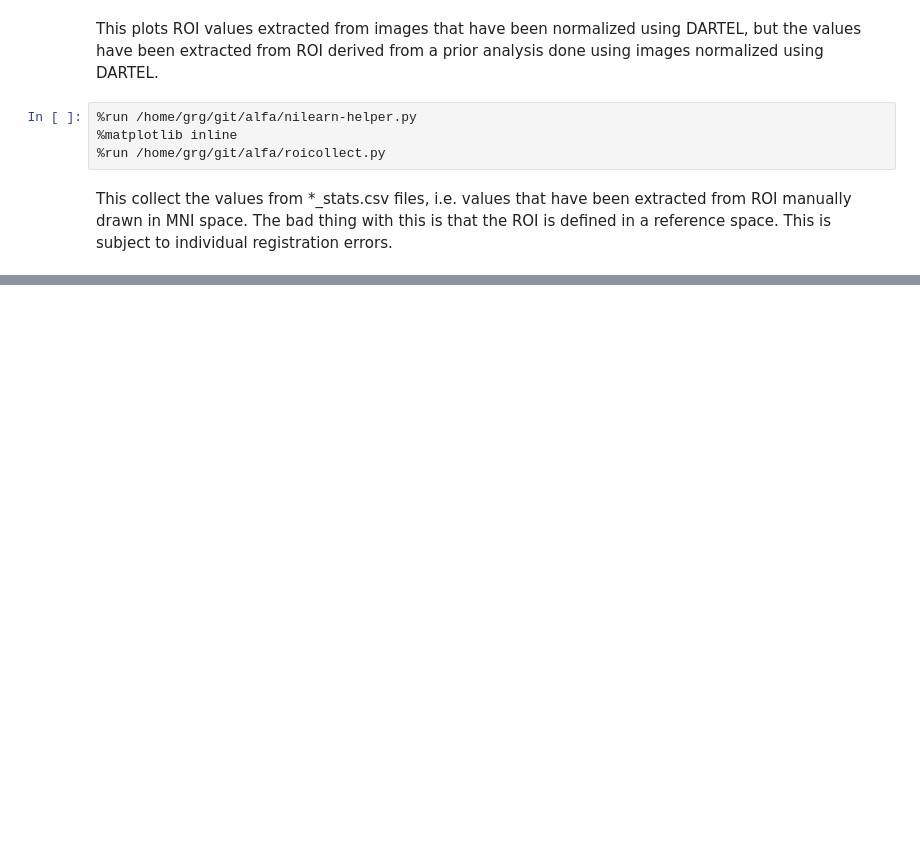
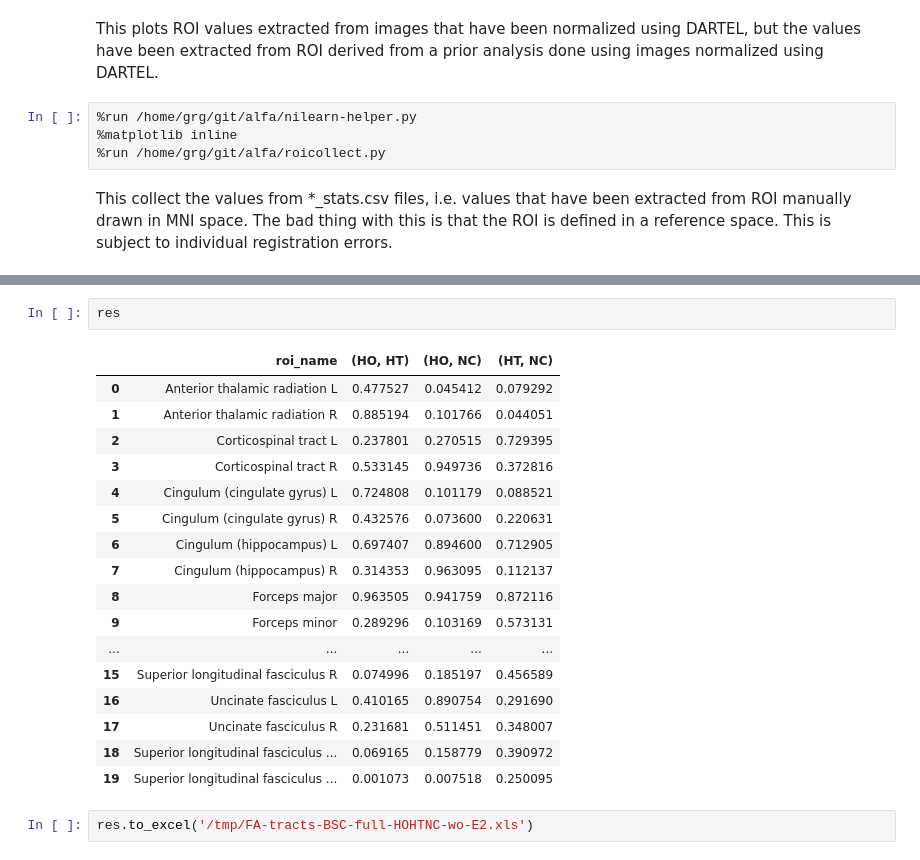
Before and after one commit to xgrg/alfa, a Jupyter notebook: notebooks/ROI analyses/ROI analysis TBSS FA maps tracts - skeleton (ROI JHU) - august 2017.ipynb, the cells around one changed output, grey strips where cells are left out. Cells and saved outputs as stored; diff of their text form; blank space fills up the shorter version.

```diff
--- a/notebooks/ROI analyses/ROI analysis TBSS FA maps tracts - skeleton (ROI JHU) - august 2017.ipynb
+++ b/notebooks/ROI analyses/ROI analysis TBSS FA maps tracts - skeleton (ROI JHU) - august 2017.ipynb
@@ -80,0 +82,22 @@ len(subjects)
+# %%
+res
+# %% [output]
+|  | roi_name | (HO, HT) | (HO, NC) | (HT, NC) |
+| 0 | Anterior thalamic radiation L | 0.477527 | 0.045412 | 0.079292 |
+| 1 | Anterior thalamic radiation R | 0.885194 | 0.101766 | 0.044051 |
+| 2 | Corticospinal tract L | 0.237801 | 0.270515 | 0.729395 |
+| 3 | Corticospinal tract R | 0.533145 | 0.949736 | 0.372816 |
+| 4 | Cingulum (cingulate gyrus) L | 0.724808 | 0.101179 | 0.088521 |
+| 5 | Cingulum (cingulate gyrus) R | 0.432576 | 0.073600 | 0.220631 |
+| 6 | Cingulum (hippocampus) L | 0.697407 | 0.894600 | 0.712905 |
+| 7 | Cingulum (hippocampus) R | 0.314353 | 0.963095 | 0.112137 |
+| 8 | Forceps major | 0.963505 | 0.941759 | 0.872116 |
+| 9 | Forceps minor | 0.289296 | 0.103169 | 0.573131 |
+| ... | ... | ... | ... | ... |
+| 15 | Superior longitudinal fasciculus R | 0.074996 | 0.185197 | 0.456589 |
+| 16 | Uncinate fasciculus L | 0.410165 | 0.890754 | 0.291690 |
+| 17 | Uncinate fasciculus R | 0.231681 | 0.511451 | 0.348007 |
+| 18 | Superior longitudinal fasciculus ... | 0.069165 | 0.158779 | 0.390972 |
+| 19 | Superior longitudinal fasciculus ... | 0.001073 | 0.007518 | 0.250095 |
+# %%
+res.to_excel('/tmp/FA-tracts-BSC-full-HOHTNC-wo-E2.xls')
```
Also changed, not shown: parts of 2 cells of this notebook, 24 other files.
